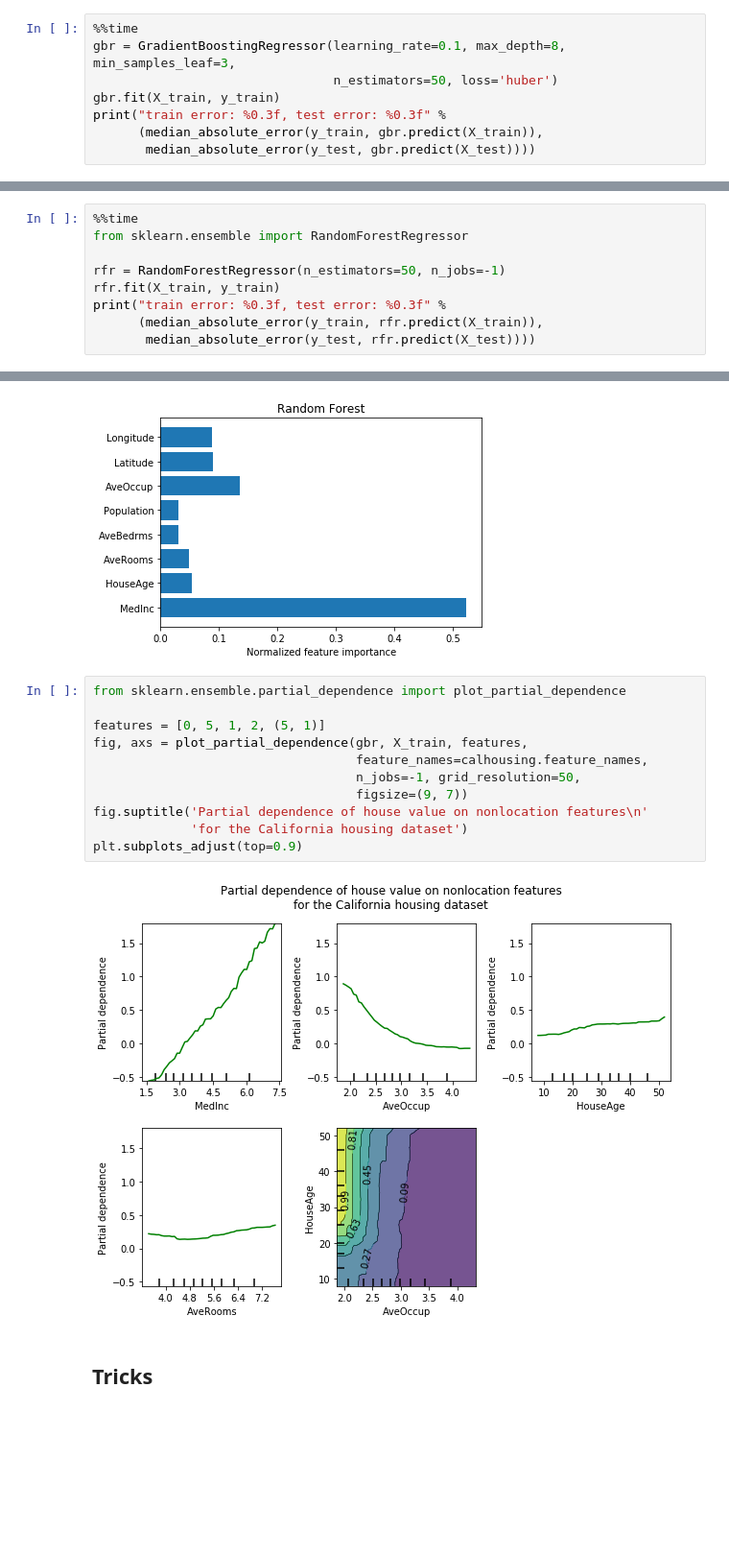
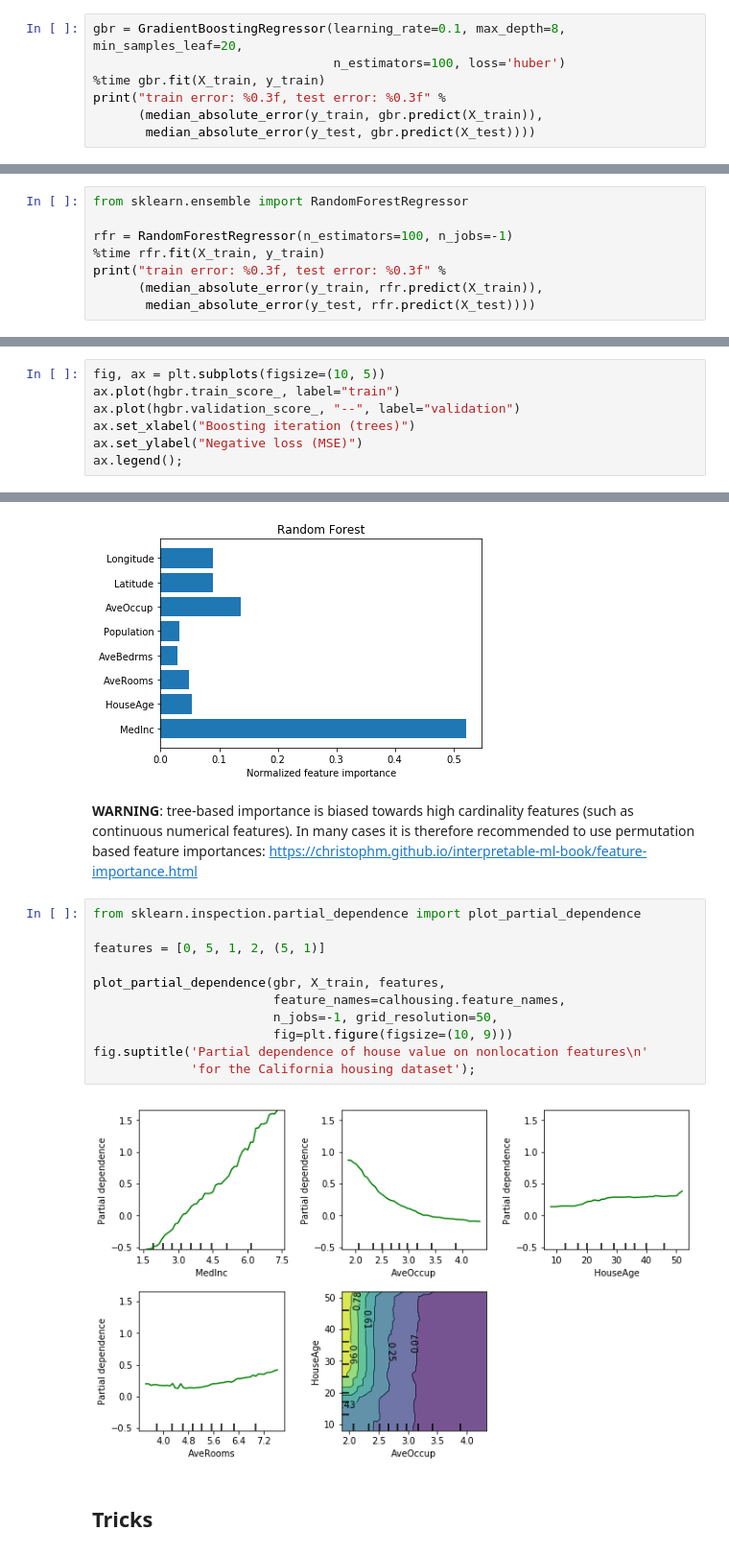
Before and after one commit to ogrisel/notebooks, a Jupyter notebook: sklearn_demos/Gradient Boosting.ipynb, the cells around one changed output, grey strips where cells are left out. Shown at 96% size. Drawn from its saved outputs; the diff is of its cells as text; blank space fills up the shorter version.

```diff
--- a/sklearn_demos/Gradient Boosting.ipynb
+++ b/sklearn_demos/Gradient Boosting.ipynb
@@ -169,8 +174,7 @@ scatter_predictions(
 # %%
-%%time
-gbr = GradientBoostingRegressor(learning_rate=0.1, max_depth=8, min_samples_leaf=3,
-                                n_estimators=50, loss='huber')
-gbr.fit(X_train, y_train)
+gbr = GradientBoostingRegressor(learning_rate=0.1, max_depth=8, min_samples_leaf=20,
+                                n_estimators=100, loss='huber')
+%time gbr.fit(X_train, y_train)
 print("train error: %0.3f, test error: %0.3f" %
       (median_absolute_error(y_train, gbr.predict(X_train)),
        median_absolute_error(y_test, gbr.predict(X_test))))
@@ -195,9 +198,8 @@ Wall time: 680 µs
 # %%
-%%time
 from sklearn.ensemble import RandomForestRegressor
 
-rfr = RandomForestRegressor(n_estimators=50, n_jobs=-1)
-rfr.fit(X_train, y_train)
+rfr = RandomForestRegressor(n_estimators=100, n_jobs=-1)
+%time rfr.fit(X_train, y_train)
 print("train error: %0.3f, test error: %0.3f" %
       (median_absolute_error(y_train, rfr.predict(X_train)),
        median_absolute_error(y_test, rfr.predict(X_test))))
@@ -216,0 +281,7 @@ Wall time: 107 ms
+# %%
+fig, ax = plt.subplots(figsize=(10, 5))
+ax.plot(hgbr.train_score_, label="train")
+ax.plot(hgbr.validation_score_, "--", label="validation")
+ax.set_xlabel("Boosting iteration (trees)")
+ax.set_ylabel("Negative loss (MSE)")
+ax.legend();
@@ -230,19 +303,21 @@ plt.xlabel("Normalized feature importance")
 plt.title("Random Forest");
 # %% [output]
 [figure]
+# %% [markdown]
+**WARNING**: tree-based importance is biased towards high cardinality features (such as continuous  numerical features). In many cases it is therefore recommended to use permutation based feature importances: https://christophm.github.io/interpretable-ml-book/feature-importance.html
 # %%
-from sklearn.ensemble.partial_dependence import plot_partial_dependence
+from sklearn.inspection.partial_dependence import plot_partial_dependence
 
 features = [0, 5, 1, 2, (5, 1)]
-fig, axs = plot_partial_dependence(gbr, X_train, features,
-                                   feature_names=calhousing.feature_names,
-                                   n_jobs=-1, grid_resolution=50,
-                                   figsize=(9, 7))
+
+plot_partial_dependence(gbr, X_train, features,
+                        feature_names=calhousing.feature_names,
+                        n_jobs=-1, grid_resolution=50,
+                        fig=plt.figure(figsize=(10, 9)))
 fig.suptitle('Partial dependence of house value on nonlocation features\n'
-             'for the California housing dataset')
-plt.subplots_adjust(top=0.9)
+             'for the California housing dataset');
 # %% [output]
-[figure, old version]
+[figure, new version]
 # %% [markdown]
 ## Tricks
 # %% [markdown]
```
Also changed, not shown: parts of 39 cells of this notebook.
